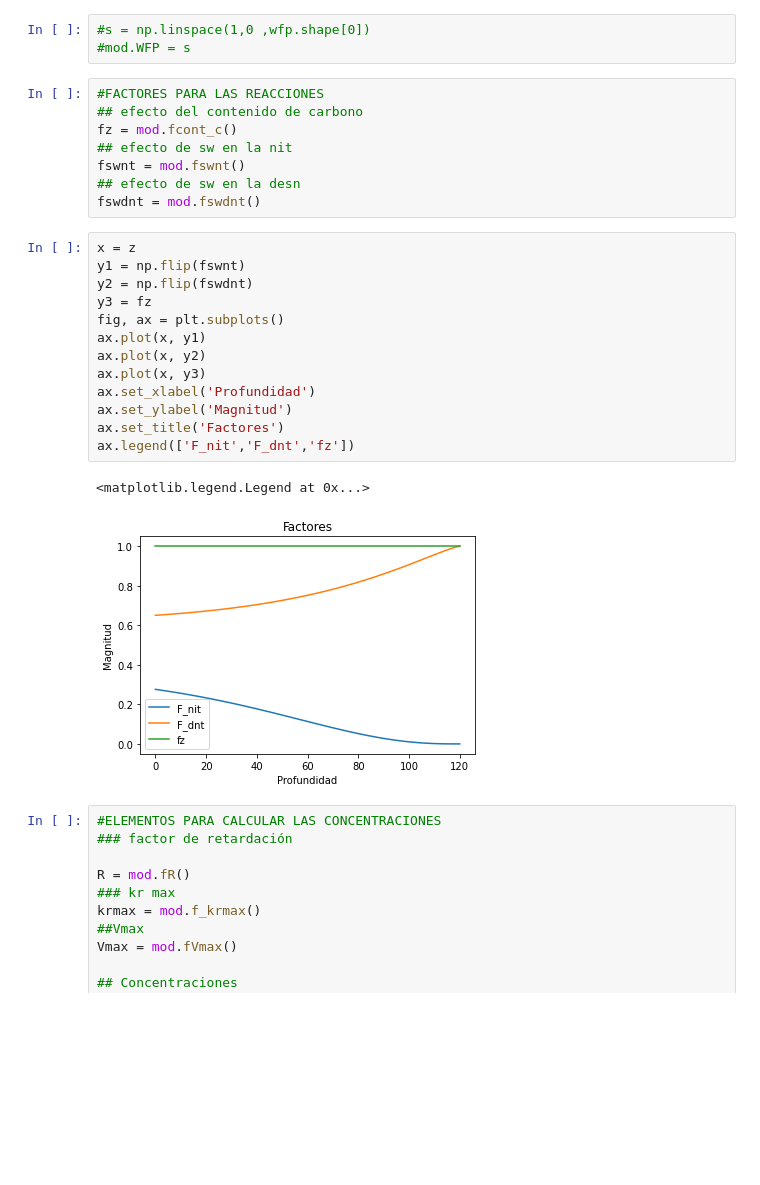
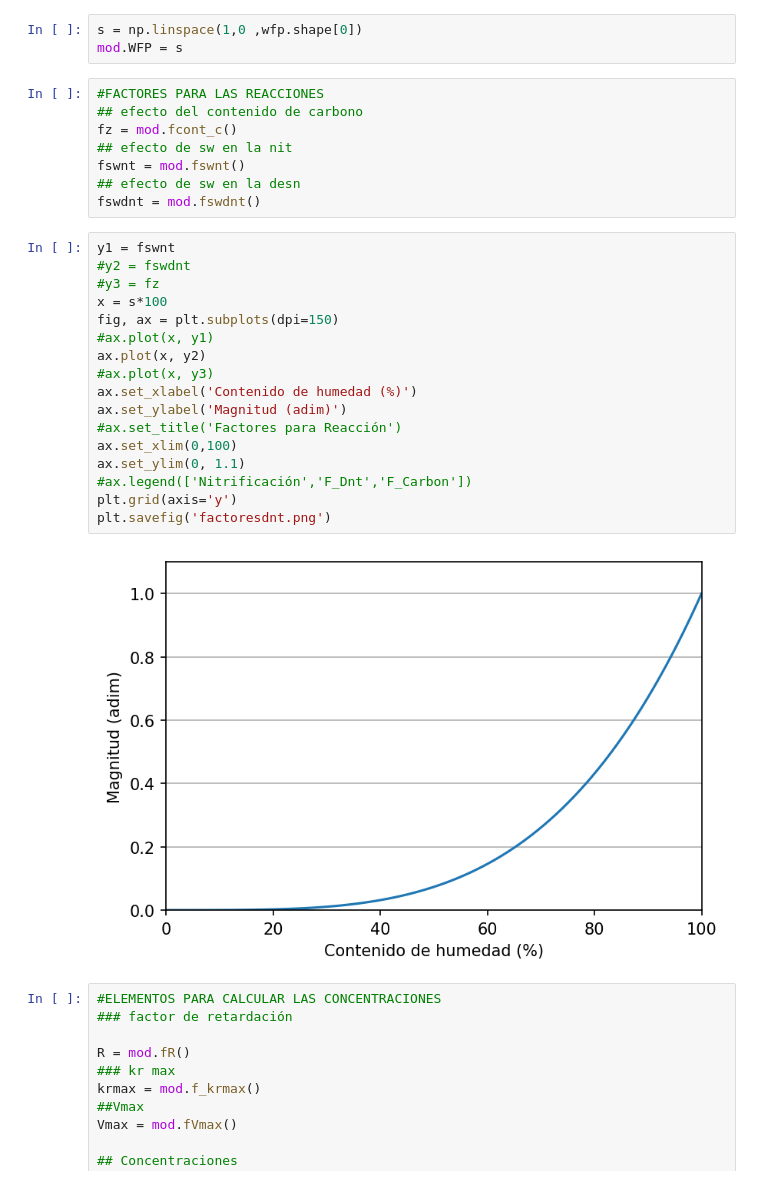
Before and after one commit to matdelaterra/UNTmodel, a Jupyter notebook: Untitled.ipynb, the cells around one changed output. Saved outputs shown, nothing was run; the diff lists cells and outputs as text; blank space fills up the shorter version.

```diff
--- a/Untitled.ipynb
+++ b/Untitled.ipynb
@@ -380,8 +380,8 @@ array([1.        , 0.99932328, 0.99838843, 0.99733039, 0.99618897,
        0.89390033, 0.89355479, 0.89321625, 0.89288459, 0.8925597 ,
        0.89224147])
 # %%
-#s = np.linspace(1,0 ,wfp.shape[0])
-#mod.WFP = s
+s = np.linspace(1,0 ,wfp.shape[0])
+mod.WFP = s
 # %%
 #FACTORES PARA LAS REACCIONES
 ## efecto del contenido de carbono
@@ -391,21 +391,24 @@ fswnt = mod.fswnt()
 ## efecto de sw en la desn
 fswdnt = mod.fswdnt()
 # %%
-x = z
-y1 = np.flip(fswnt)
-y2 = np.flip(fswdnt)
-y3 = fz
-fig, ax = plt.subplots()
-ax.plot(x, y1)
+y1 = fswnt
+#y2 = fswdnt
+#y3 = fz
+x = s*100
+fig, ax = plt.subplots(dpi=150)
+#ax.plot(x, y1)
 ax.plot(x, y2)
-ax.plot(x, y3)
-ax.set_xlabel('Profundidad')
-ax.set_ylabel('Magnitud')
-ax.set_title('Factores')
-ax.legend(['F_nit','F_dnt','fz'])
+#ax.plot(x, y3)
+ax.set_xlabel('Contenido de humedad (%)')
+ax.set_ylabel('Magnitud (adim)')
+#ax.set_title('Factores para Reacción')
+ax.set_xlim(0,100)
+ax.set_ylim(0, 1.1)
+#ax.legend(['Nitrificación','F_Dnt','F_Carbon'])
+plt.grid(axis='y')
+plt.savefig('factoresdnt.png')
 # %% [output]
-<matplotlib.legend.Legend at 0x...>
-[figure, old version]
+[figure, new version]
 # %%
 #ELEMENTOS PARA CALCULAR LAS CONCENTRACIONES
 ### factor de retardación
```
Also changed, not shown: parts of 1 cell of this notebook.
